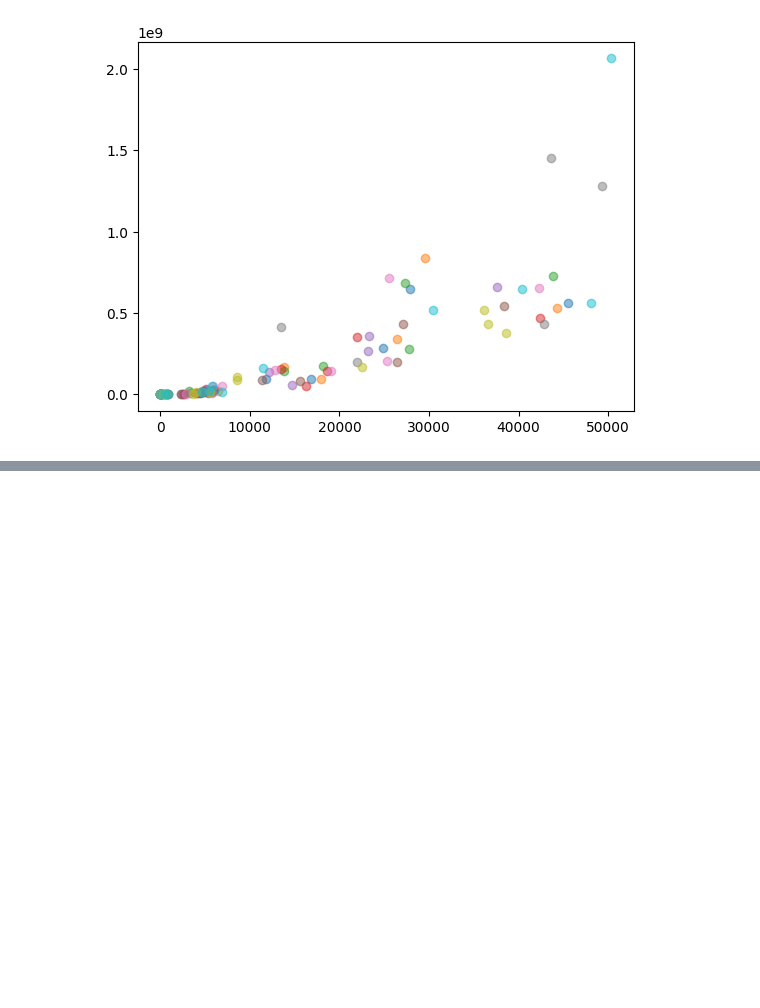
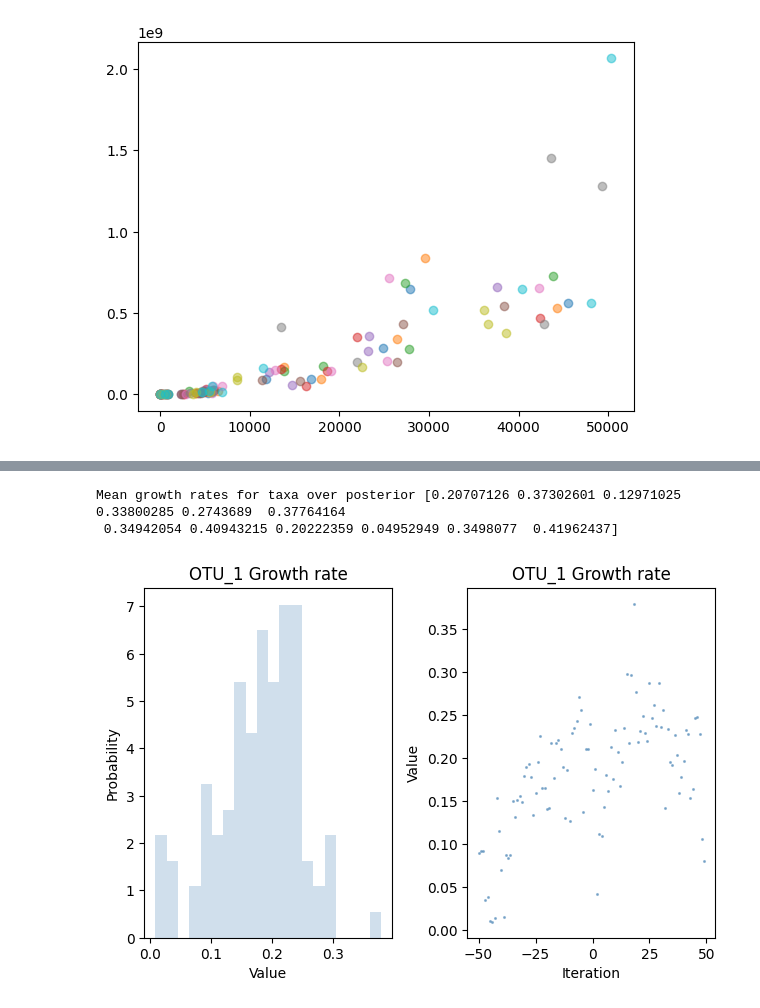
Before and after one commit to alejandrocs98/masters-thesis, a Jupyter notebook: mdsine2_mcnulty.ipynb, the cells around one changed output, grey strips where cells are left out. Drawn from its saved outputs; the diff is of its cells as text; code cells hidden in the pictures; blank space fills up the shorter version.

```diff
--- a/mdsine2_mcnulty.ipynb
+++ b/mdsine2_mcnulty.ipynb
@@ -170,0 +189,14 @@ mcmc = md2.run_graph(mcmc, crash_if_error=True)
+# %%
+growth = mcmc.graph[STRNAMES.GROWTH_VALUE]
+growth_rates_trace = growth.get_trace_from_disk(section='entire')
+
+growth_rates_mean = md2.summary(growth)['mean']
+print('Mean growth rates for taxa over posterior', growth_rates_mean)
+
+# visualize trace for the first taxa
+md2.visualization.render_trace(growth_rates_trace[:,0], n_burnin=50, **{'title': 'OTU_1 Growth rate'})
+plt.show()
+# %% [output]
+Mean growth rates for taxa over posterior [0.20707126 0.37302601 0.12971025 0.33800285 0.2743689  0.37764164
+ 0.34942054 0.40943215 0.20222359 0.04952949 0.3498077  0.41962437]
+[figure, added]
```
Also changed, not shown: parts of 11 cells of this notebook, 17 other files.
